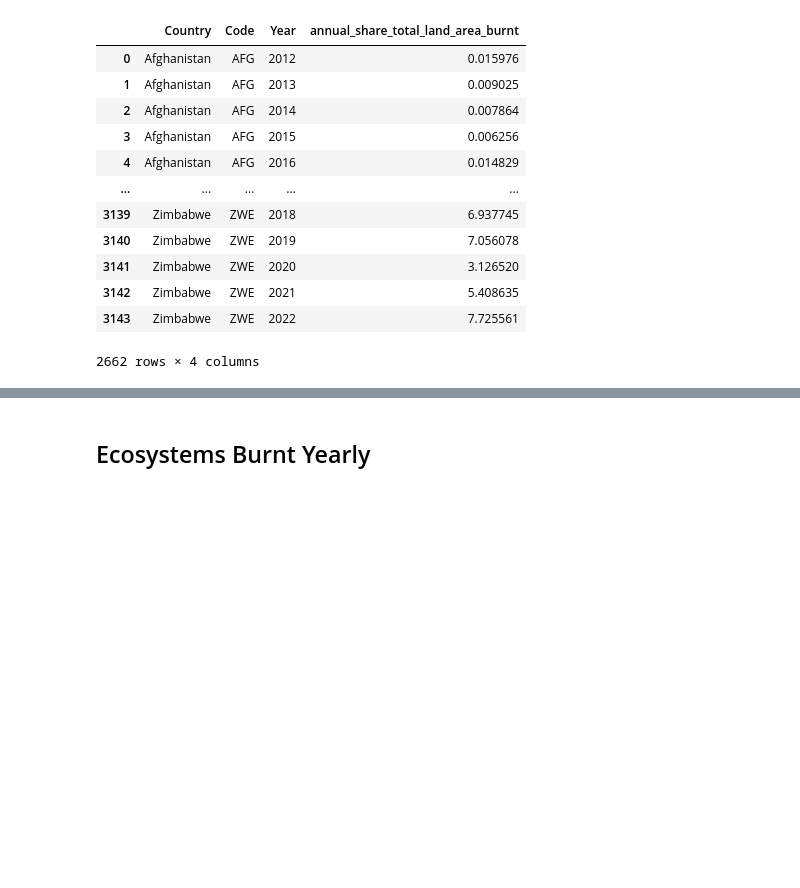
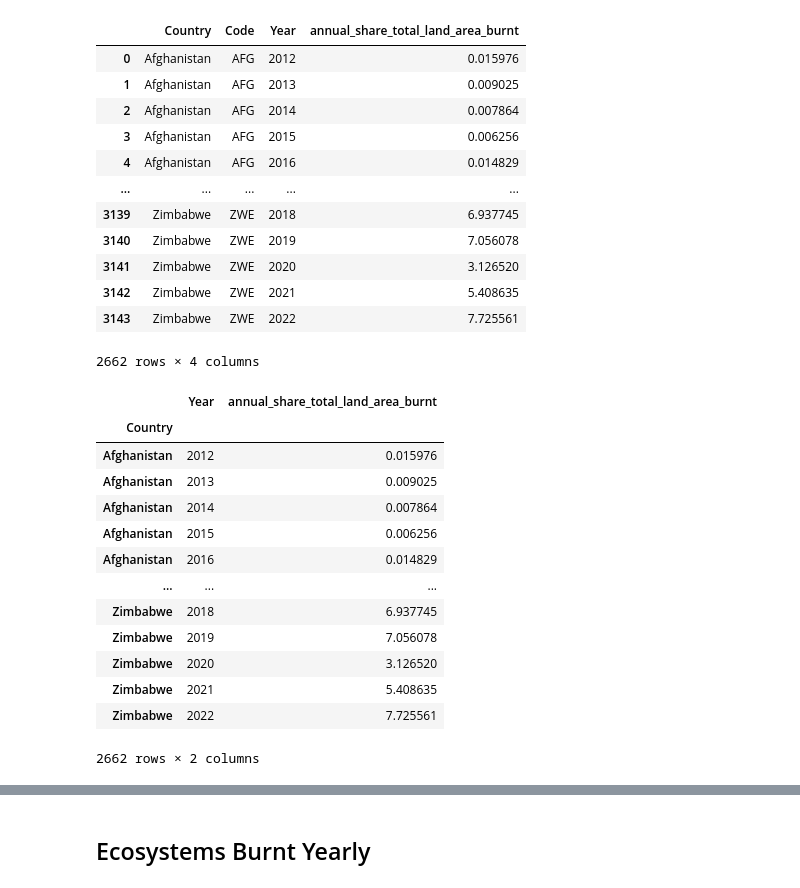
Before and after one commit to alexis4441/Project3group3, a Jupyter notebook: Project3Wildfires.ipynb, the cells around one changed output, grey strips where cells are left out. Saved outputs shown, nothing was run; the diff lists cells and outputs as text; code cells hidden in the pictures; blank space fills up the shorter version.

```diff
--- a/Project3Wildfires.ipynb
+++ b/Project3Wildfires.ipynb
@@ -139,3 +190,22 @@ area_burnt_yearly
 | 3142 | Zimbabwe | ZWE | 2021 | 5.408635 |
 | 3143 | Zimbabwe | ZWE | 2022 | 7.725561 |
 2662 rows × 4 columns
+# %%
+area_burnt_yearly2 = area_burnt_yearly.drop('Code', axis=1)
+area_burnt_yearly2.set_index("Country",inplace=True)
+area_burnt_yearly2
+# %% [output]
+|  | Year | annual_share_total_land_area_burnt |
+| Country |  |  |
+| Afghanistan | 2012 | 0.015976 |
+| Afghanistan | 2013 | 0.009025 |
+| Afghanistan | 2014 | 0.007864 |
+| Afghanistan | 2015 | 0.006256 |
+| Afghanistan | 2016 | 0.014829 |
+| ... | ... | ... |
+| Zimbabwe | 2018 | 6.937745 |
+| Zimbabwe | 2019 | 7.056078 |
+| Zimbabwe | 2020 | 3.126520 |
+| Zimbabwe | 2021 | 5.408635 |
+| Zimbabwe | 2022 | 7.725561 |
+2662 rows × 2 columns
```
Also changed, not shown: parts of 7 cells of this notebook.
